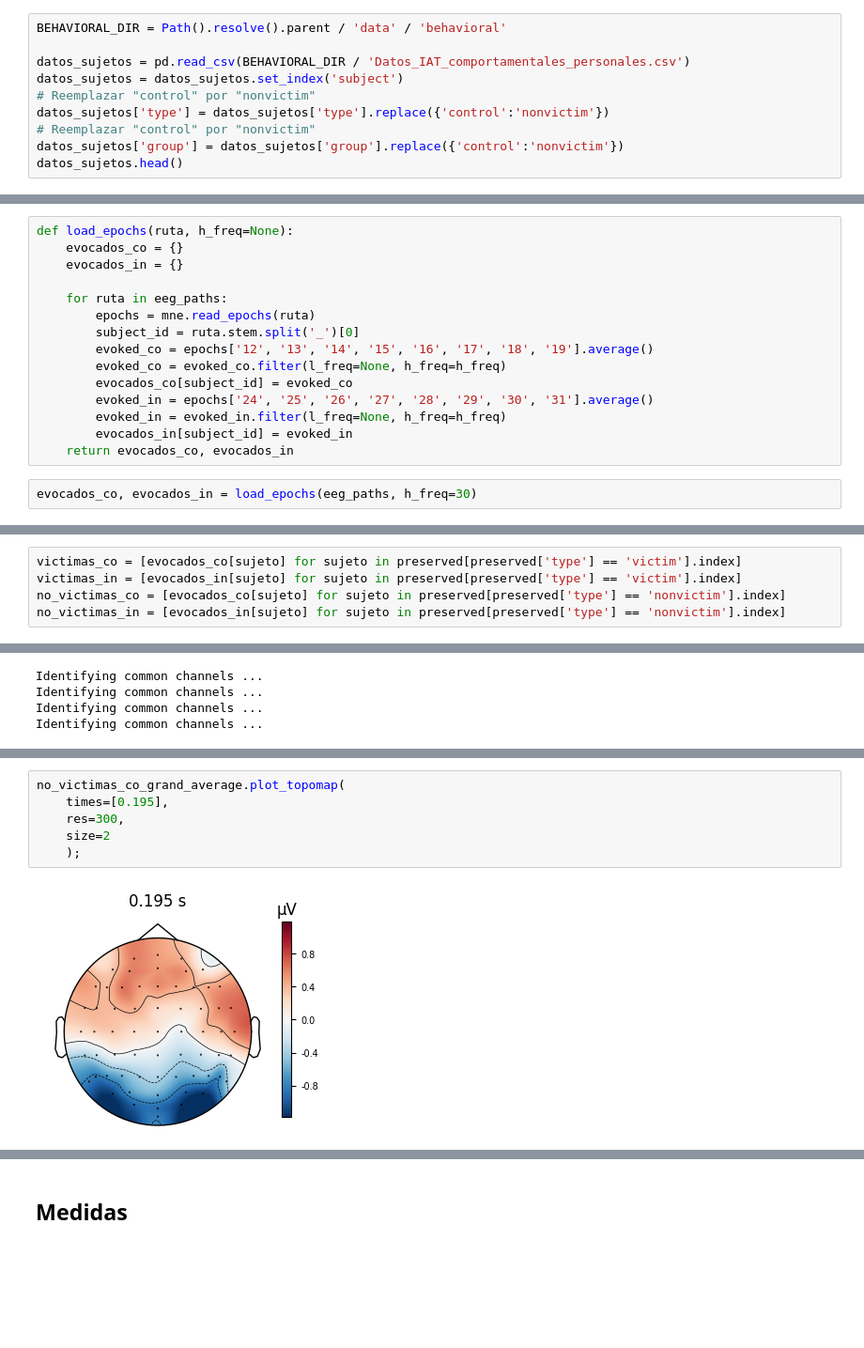
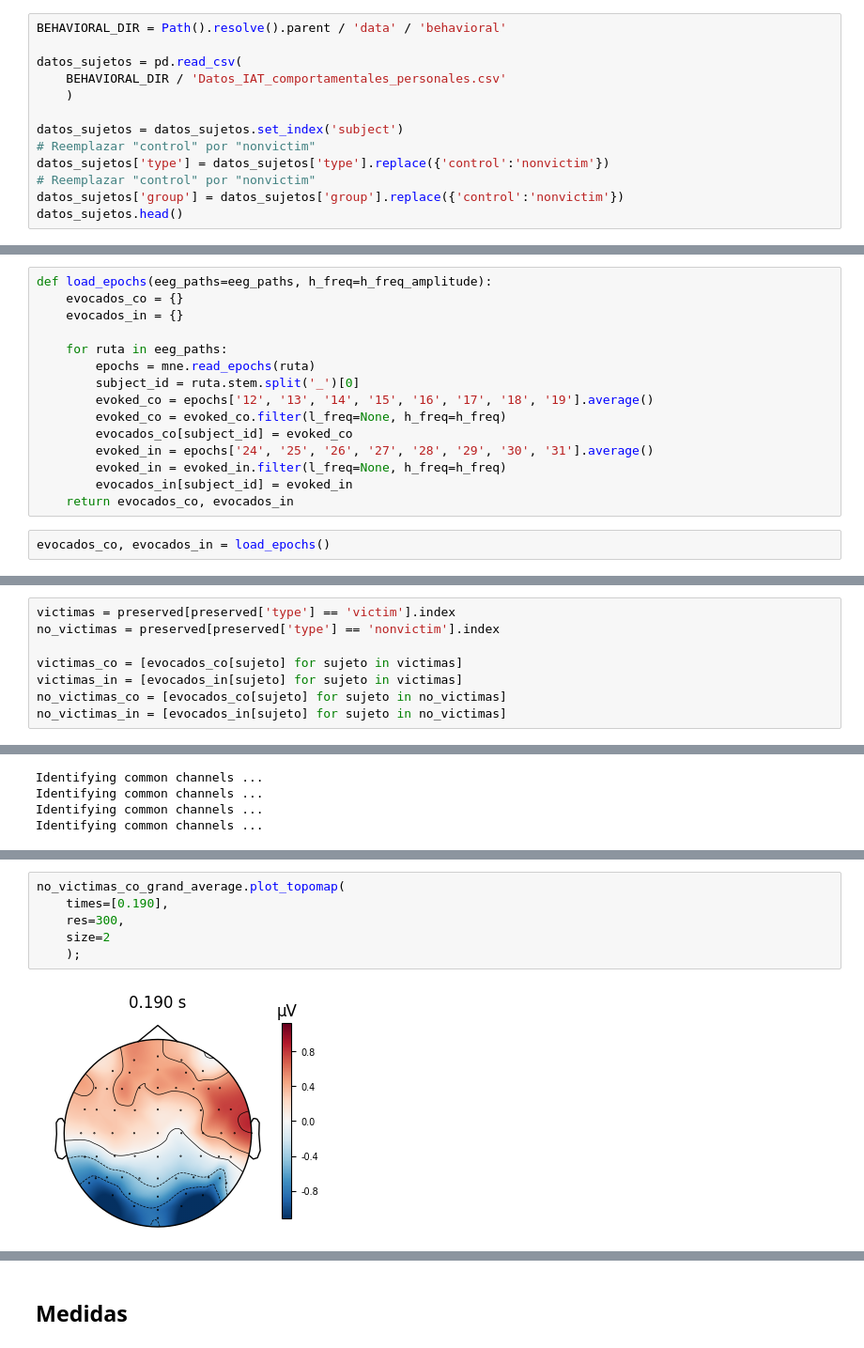
Before and after one commit to jhquiza/iat-eeg, a Jupyter notebook: erp/medidas-erp.ipynb, the cells around one changed output, grey strips where cells are left out. Shown at 94% size. Saved outputs shown, nothing was run; the diff lists cells and outputs as text; blank space fills up the shorter version.

Commit message:
Se corrigió cálculo de peak amplitude.

```diff
--- a/erp/medidas-erp.ipynb
+++ b/erp/medidas-erp.ipynb
@@ -29,7 +31,10 @@ report.head()
 # %%
 BEHAVIORAL_DIR = Path().resolve().parent / 'data' / 'behavioral'
 
-datos_sujetos = pd.read_csv(BEHAVIORAL_DIR / 'Datos_IAT_comportamentales_personales.csv')
+datos_sujetos = pd.read_csv(
+    BEHAVIORAL_DIR / 'Datos_IAT_comportamentales_personales.csv'
+    )
+
 datos_sujetos = datos_sujetos.set_index('subject')
 # Reemplazar "control" por "nonvictim"
 datos_sujetos['type'] = datos_sujetos['type'].replace({'control':'nonvictim'})
@@ -144,7 +149,7 @@ Name: count, dtype: int64
 EEG_DIR = Path().resolve().parent / 'data' / 'eeg-processed'
 eeg_paths = sorted(EEG_DIR.glob('*.fif'))
 # %%
-def load_epochs(ruta, h_freq=None):
+def load_epochs(eeg_paths=eeg_paths, h_freq=h_freq_amplitude):
     evocados_co = {}
     evocados_in = {}
 
@@ -159,7 +164,7 @@ def load_epochs(ruta, h_freq=None):
         evocados_in[subject_id] = evoked_in
     return evocados_co, evocados_in
 # %%
-evocados_co, evocados_in = load_epochs(eeg_paths, h_freq=30)
+evocados_co, evocados_in = load_epochs()
 # %% [output]
 Reading C:\Users\Usuario\repos\iat-eeg\data\eeg-processed\21100_epo.fif ...
     Found the data of interest:
@@ -181,6 +186,9 @@ FIR filter parameters
 # %%
-victimas_co = [evocados_co[sujeto] for sujeto in preserved[preserved['type'] == 'victim'].index]
-victimas_in = [evocados_in[sujeto] for sujeto in preserved[preserved['type'] == 'victim'].index]
-no_victimas_co = [evocados_co[sujeto] for sujeto in preserved[preserved['type'] == 'nonvictim'].index]
-no_victimas_in = [evocados_in[sujeto] for sujeto in preserved[preserved['type'] == 'nonvictim'].index]
+victimas = preserved[preserved['type'] == 'victim'].index
+no_victimas = preserved[preserved['type'] == 'nonvictim'].index
+
+victimas_co = [evocados_co[sujeto] for sujeto in victimas]
+victimas_in = [evocados_in[sujeto] for sujeto in victimas]
+no_victimas_co = [evocados_co[sujeto] for sujeto in no_victimas]
+no_victimas_in = [evocados_in[sujeto] for sujeto in no_victimas]
 # %%
@@ -238,10 +298,10 @@ victimas_in_grand_average.plot_topomap(
 # %%
 no_victimas_co_grand_average.plot_topomap(
-    times=[0.195],
+    times=[0.190],
     res=300,
     size=2
     );
 # %% [output]
-[figure, old version]
+[figure, new version]
 # %%
 no_victimas_in_grand_average.plot_topomap(
```
Also changed, not shown: parts of 17 cells of this notebook, 2 other files.
